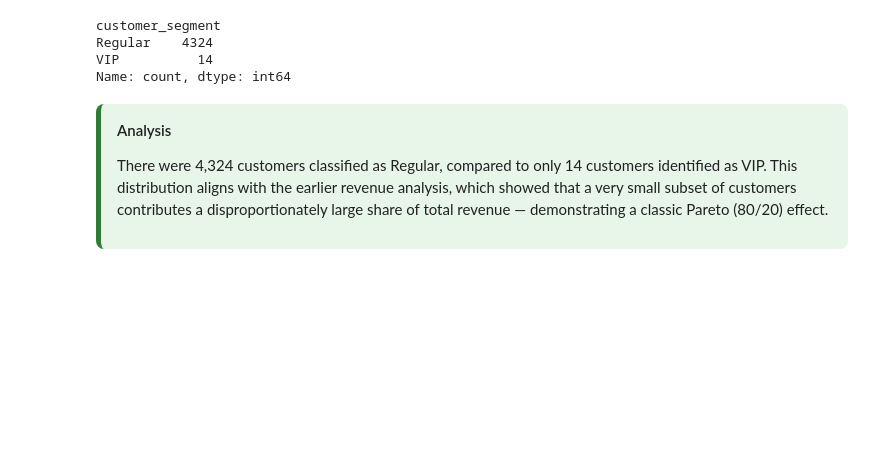
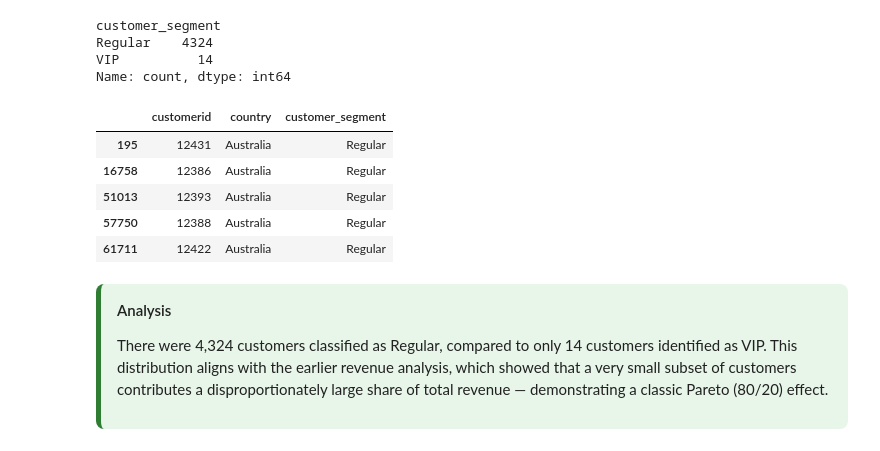
Before and after one commit to s3achan/ecommerce-customer-segmentation, a Jupyter notebook: Ecommerce-Segmentation.ipynb, the cells around one changed output. Cells and saved outputs as stored; diff of their text form; code cells hidden in the pictures; blank space fills up the shorter version.

```diff
--- a/Ecommerce-Segmentation.ipynb
+++ b/Ecommerce-Segmentation.ipynb
@@ -684,6 +694,16 @@ customer_segment
 Regular    4324
 VIP          14
 Name: count, dtype: int64
+# %%
+customer_country_segment = (df_clustered[['customerid', 'country', 'customer_segment']].drop_duplicates().sort_values(['customer_segment', 'country']))
+customer_country_segment.head()
+# %% [output]
+|  | customerid | country | customer_segment |
+| 195 | 12431 | Australia | Regular |
+| 16758 | 12386 | Australia | Regular |
+| 51013 | 12393 | Australia | Regular |
+| 57750 | 12388 | Australia | Regular |
+| 61711 | 12422 | Australia | Regular |
 # %% [markdown]
 <div style="background-color:#E8F5E9; padding:16px; border-radius:8px; border-left:5px solid #2E7D32;">
 
```
Also changed, not shown: parts of 4 cells of this notebook.
